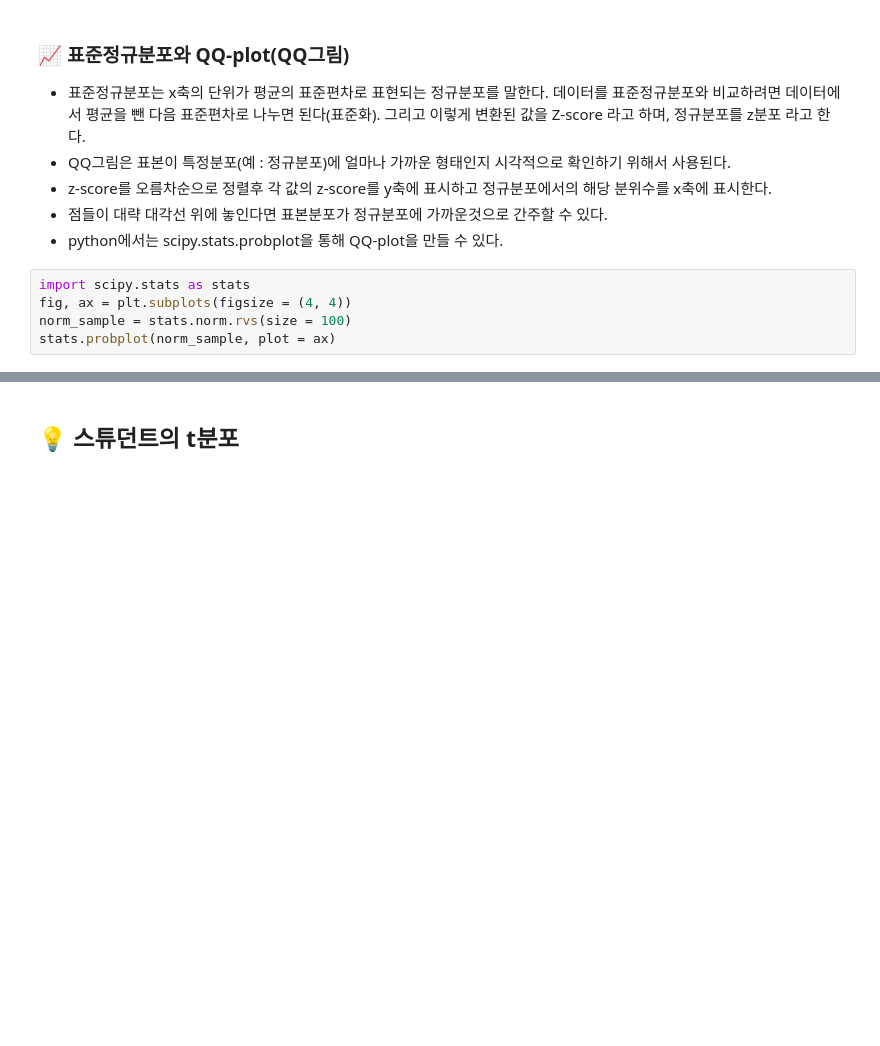
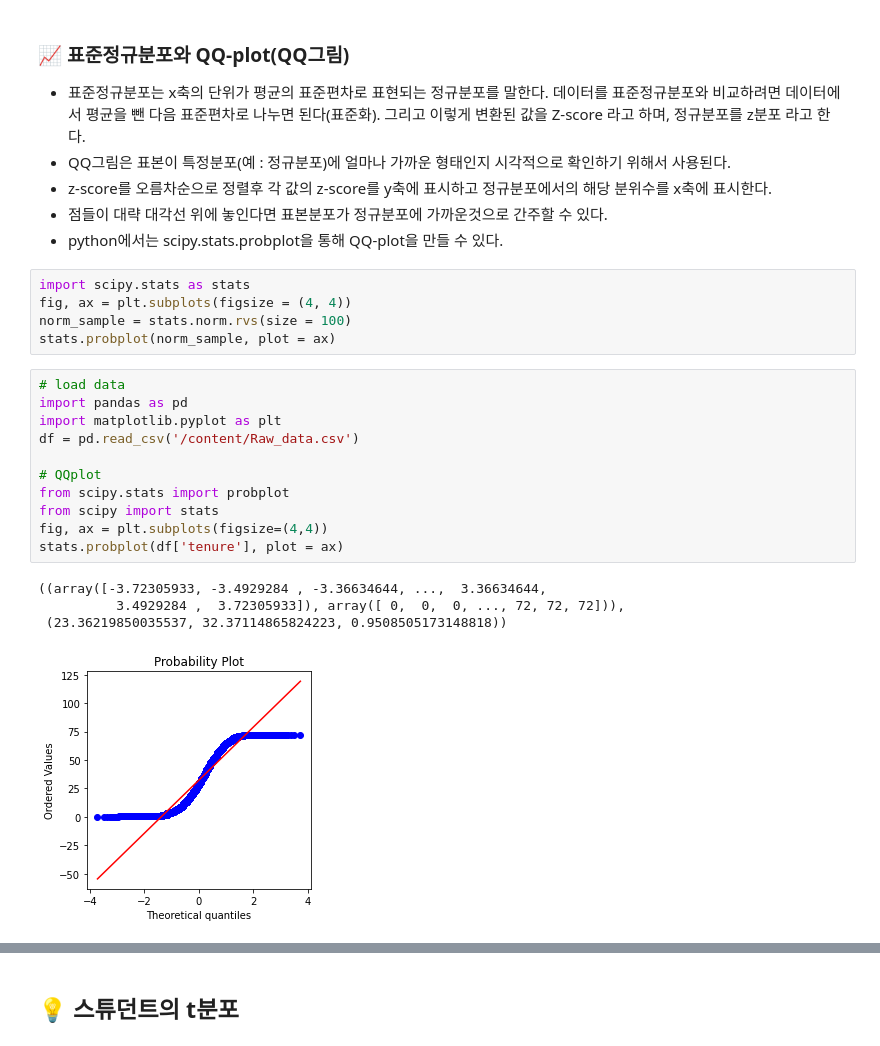
Before and after one commit to ljs7463/Basic_statistic, a Jupyter notebook: 임정석/Statistics_Basic_(1).ipynb, the cells around one changed output, grey strips where cells are left out. Saved outputs shown, nothing was run; the diff lists cells and outputs as text; blank space fills up the shorter version.

```diff
--- a/임정석/Statistics_Basic_(1).ipynb
+++ b/임정석/Statistics_Basic_(1).ipynb
@@ -1083,3 +1083,19 @@ import scipy.stats as stats
 fig, ax = plt.subplots(figsize = (4, 4))
 norm_sample = stats.norm.rvs(size = 100)
 stats.probplot(norm_sample, plot = ax)
+# %%
+# load data
+import pandas as pd
+import matplotlib.pyplot as plt
+df = pd.read_csv('/content/Raw_data.csv')
+
+# QQplot
+from scipy.stats import probplot
+from scipy import stats
+fig, ax = plt.subplots(figsize=(4,4))
+stats.probplot(df['tenure'], plot = ax)
+# %% [output]
+((array([-3.72305933, -3.4929284 , -3.36634644, ...,  3.36634644,
+          3.4929284 ,  3.72305933]), array([ 0,  0,  0, ..., 72, 72, 72])),
+ (23.36219850035537, 32.37114865824223, 0.9508505173148818))
+[figure, added]
```
Also changed, not shown: parts of 2 cells of this notebook.
